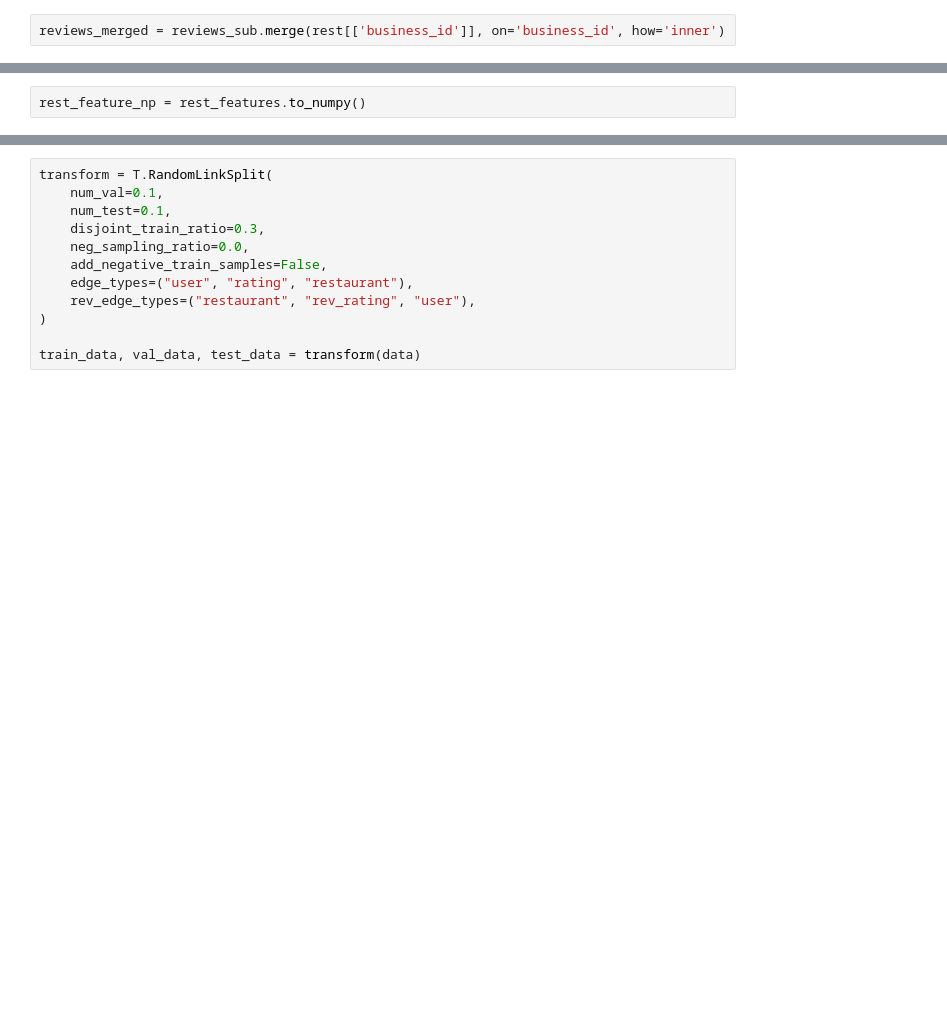
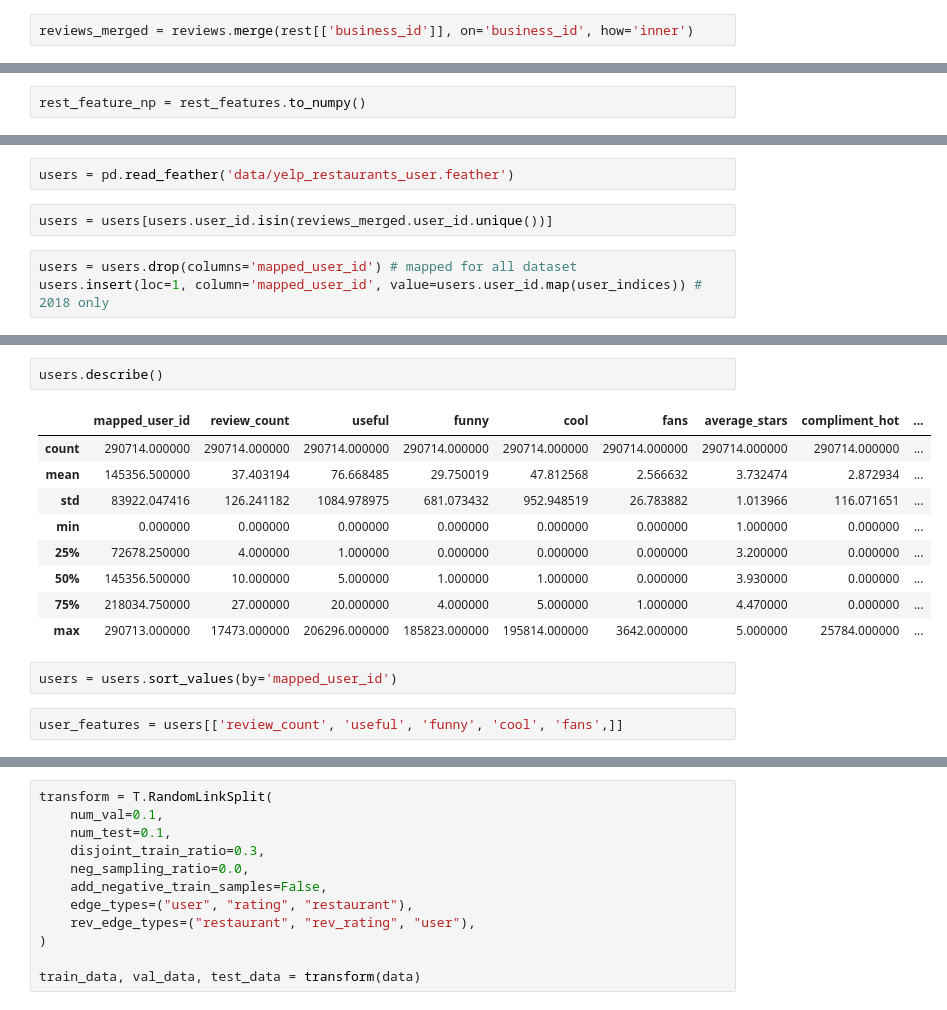
Before and after one commit to jakub2077/restaurant-recommender, a Jupyter notebook: yelp-gnn-recommender-heterogenous-graph.ipynb, the cells around one changed output, grey strips where cells are left out. Drawn from its saved outputs; the diff is of its cells as text; blank space fills up the shorter version.

```diff
--- a/yelp-gnn-recommender-heterogenous-graph.ipynb
+++ b/yelp-gnn-recommender-heterogenous-graph.ipynb
@@ -85,7 +52,7 @@ user_indices = dict(zip(user_ids, range(num_users)))
 # %%
 rest.insert(loc=1, column="mapped_business_id", value=rest.business_id.map(restaurant_indices))
 # %%
-reviews_merged = reviews_sub.merge(rest[['business_id']], on='business_id', how='inner')
+reviews_merged = reviews.merge(rest[['business_id']], on='business_id', how='inner')
 # %%
 # Encode IDs
 reviews_merged.insert(loc=3, column='mapped_user_id', value=reviews_merged.user_id.map(user_indices))
@@ -178,0 +123,7 @@ rest_feature_np.shape
+# %%
+users = pd.read_feather('data/yelp_restaurants_user.feather')
+# %%
+users = users[users.user_id.isin(reviews_merged.user_id.unique())]
+# %%
+users = users.drop(columns='mapped_user_id') # mapped for all dataset
+users.insert(loc=1, column='mapped_user_id', value=users.user_id.map(user_indices)) # 2018 only
@@ -178,0 +150,16 @@ rest_feature_np.shape
+# %%
+users.describe()
+# %% [output]
+|  | mapped_user_id | review_count | useful | funny | cool | fans | average_stars | compliment_hot | ... |
+| count | 290714.000000 | 290714.000000 | 290714.000000 | 290714.000000 | 290714.000000 | 290714.000000 | 290714.000000 | 290714.000000 | ... |
+| mean | 145356.500000 | 37.403194 | 76.668485 | 29.750019 | 47.812568 | 2.566632 | 3.732474 | 2.872934 | ... |
+| std | 83922.047416 | 126.241182 | 1084.978975 | 681.073432 | 952.948519 | 26.783882 | 1.013966 | 116.071651 | ... |
+| min | 0.000000 | 0.000000 | 0.000000 | 0.000000 | 0.000000 | 0.000000 | 1.000000 | 0.000000 | ... |
+| 25% | 72678.250000 | 4.000000 | 1.000000 | 0.000000 | 0.000000 | 0.000000 | 3.200000 | 0.000000 | ... |
+| 50% | 145356.500000 | 10.000000 | 5.000000 | 1.000000 | 1.000000 | 0.000000 | 3.930000 | 0.000000 | ... |
+| 75% | 218034.750000 | 27.000000 | 20.000000 | 4.000000 | 5.000000 | 1.000000 | 4.470000 | 0.000000 | ... |
+| max | 290713.000000 | 17473.000000 | 206296.000000 | 185823.000000 | 195814.000000 | 3642.000000 | 5.000000 | 25784.000000 | ... |
+# %%
+users = users.sort_values(by='mapped_user_id')
+# %%
+user_features = users[['review_count', 'useful', 'funny', 'cool', 'fans',]]
```
Also changed, not shown: parts of 37 cells of this notebook, 2 other files.
